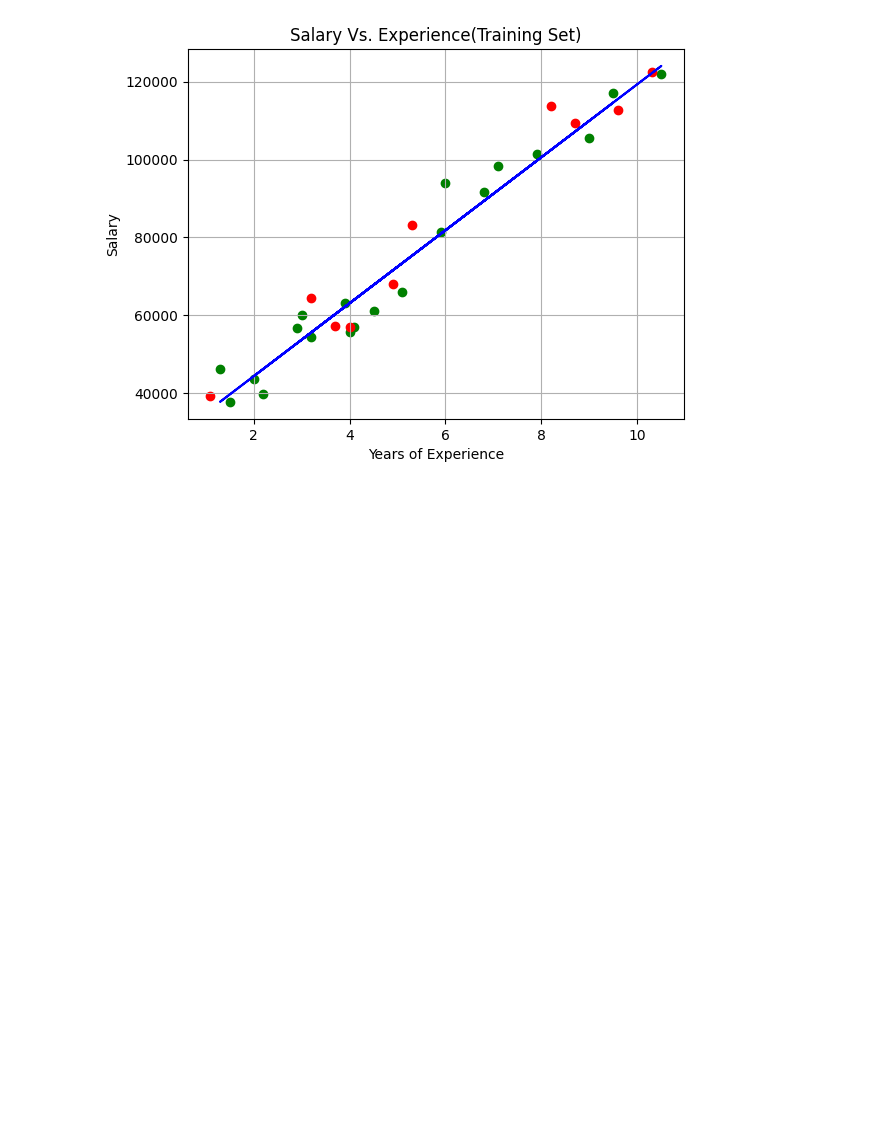
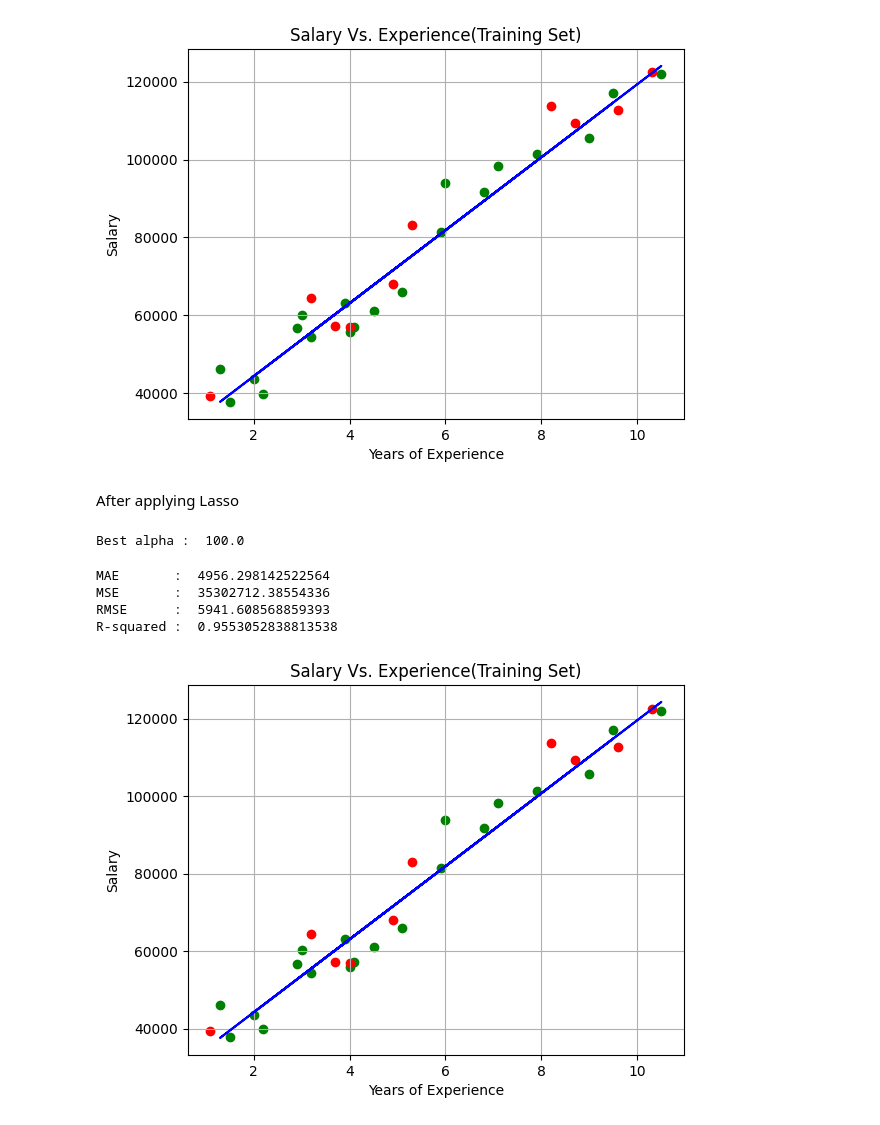
Before and after one commit to ShashwathNaren/AML-LAB, a Jupyter notebook: LAB 6/salary_data( Ridge and Lasso).ipynb, the cells around one changed output. Cells and saved outputs as stored; diff of their text form; code cells hidden in the pictures; blank space fills up the shorter version.

```diff
--- a/LAB 6/salary_data( Ridge and Lasso).ipynb
+++ b/LAB 6/salary_data( Ridge and Lasso).ipynb
@@ -193,3 +193,52 @@ plt.grid(True)
 plt.show()
 # %% [output]
 [figure]
+# %% [markdown]
+After applying Lasso
+# %%
+model = make_pipeline(
+    StandardScaler(),
+    LassoCV(alphas = [0.01, 0.1, 1, 10, 100])
+)
+
+model.fit(x, y)
+
+lasso_model = model.named_steps["lassocv"]
+print("Best alpha : ", lasso_model.alpha_)
+# %% [output]
+Best alpha :  100.0
+# %%
+#Instead of lambda is alpha
+
+model = make_pipeline(
+    StandardScaler(),
+    Lasso(alpha = 1.0)
+    )
+
+model.fit(x_train, y_train)
+y_pred = model.predict(x_test)
+# %%
+from sklearn.metrics import mean_absolute_error,mean_squared_error,r2_score
+
+print("MAE       : ", mean_absolute_error(y_test, y_pred))
+print("MSE       : ", mean_squared_error(y_test, y_pred))
+print("RMSE      : ", np.sqrt(mean_squared_error(y_test, y_pred)))
+print("R-squared : ", r2_score(y_test, y_pred))
+# %% [output]
+MAE       :  4956.298142522564
+MSE       :  35302712.38554336
+RMSE      :  5941.608568859393
+R-squared :  0.9553052838813538
+# %%
+plt.scatter(x_train, y_train, color = 'green')
+plt.scatter(x_test, y_test, color = 'red')
+plt.plot(x_train, model.predict(x_train), color = 'blue')
+
+plt.xlabel("Years of Experience")
+plt.ylabel("Salary")
+plt.title("Salary Vs. Experience(Training Set)")
+plt.grid(True)
+#plt.legend()
+plt.show()
+# %% [output]
+[figure, added]
```
Also changed, not shown: parts of 2 cells of this notebook, 3 other files.
